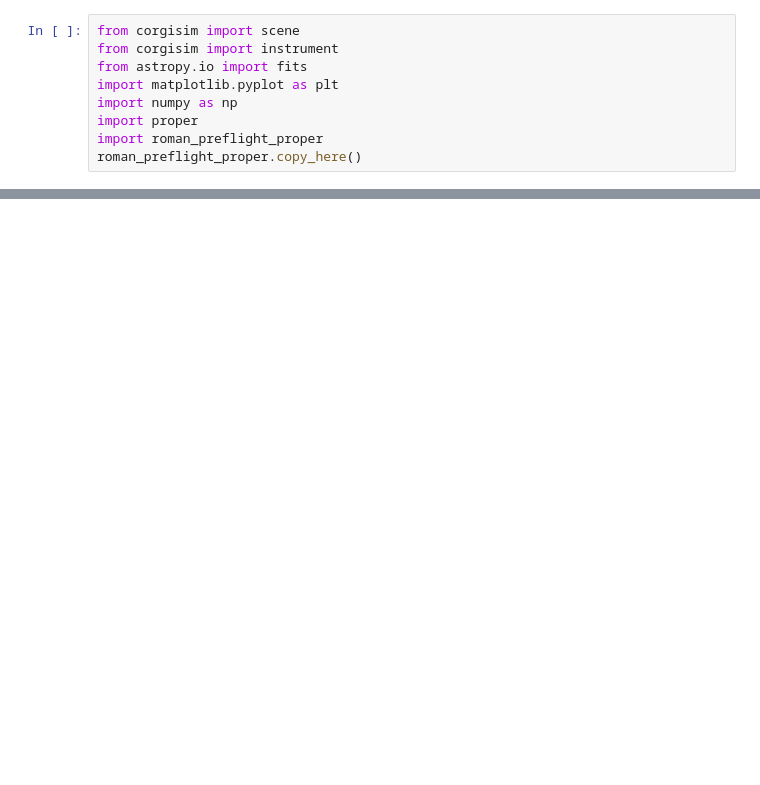
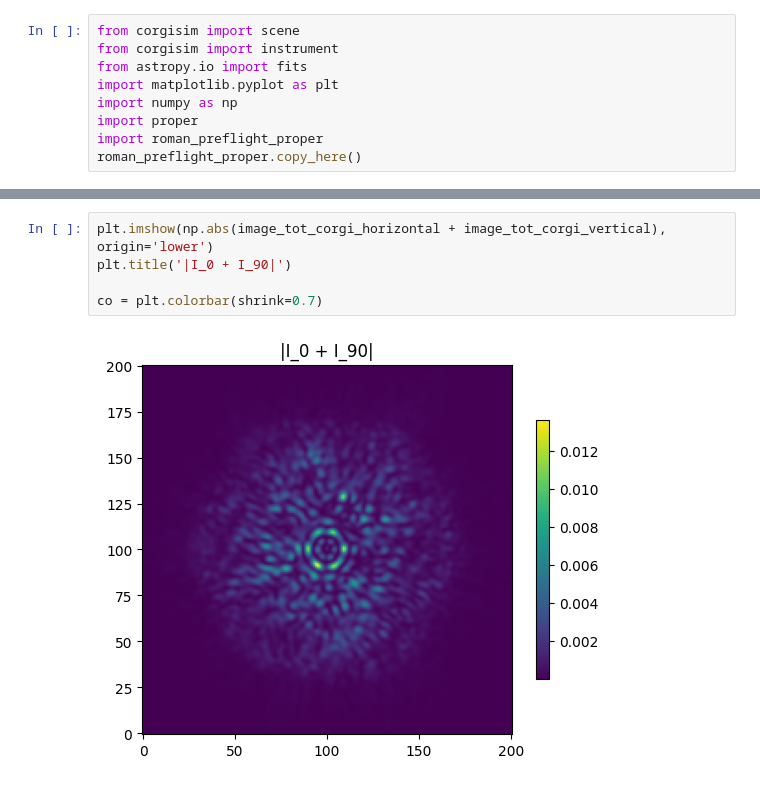
Before and after one commit to roman-corgi/corgisim, a Jupyter notebook: examples/poltest.ipynb, the cells around one changed output, grey strips where cells are left out. Cells and saved outputs as stored; diff of their text form; blank space fills up the shorter version.

```diff
--- a/examples/poltest.ipynb
+++ b/examples/poltest.ipynb
@@ -73,0 +72,7 @@ co = plt.colorbar(shrink=0.7)
+# %%
+plt.imshow(np.abs(image_tot_corgi_horizontal + image_tot_corgi_vertical), origin='lower')
+plt.title('|I_0 + I_90|')
+
+co = plt.colorbar(shrink=0.7)
+# %% [output]
+[figure, added]
```
Also changed, not shown: parts of 3 cells of this notebook, 3 other files.
